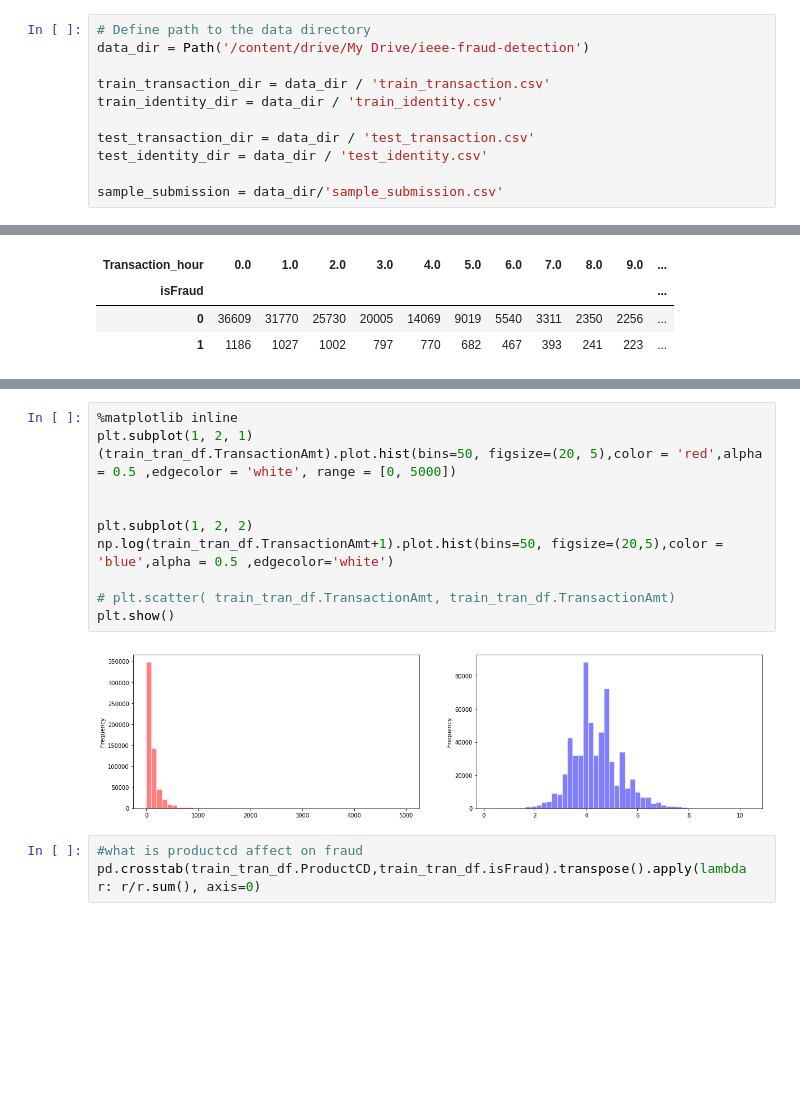
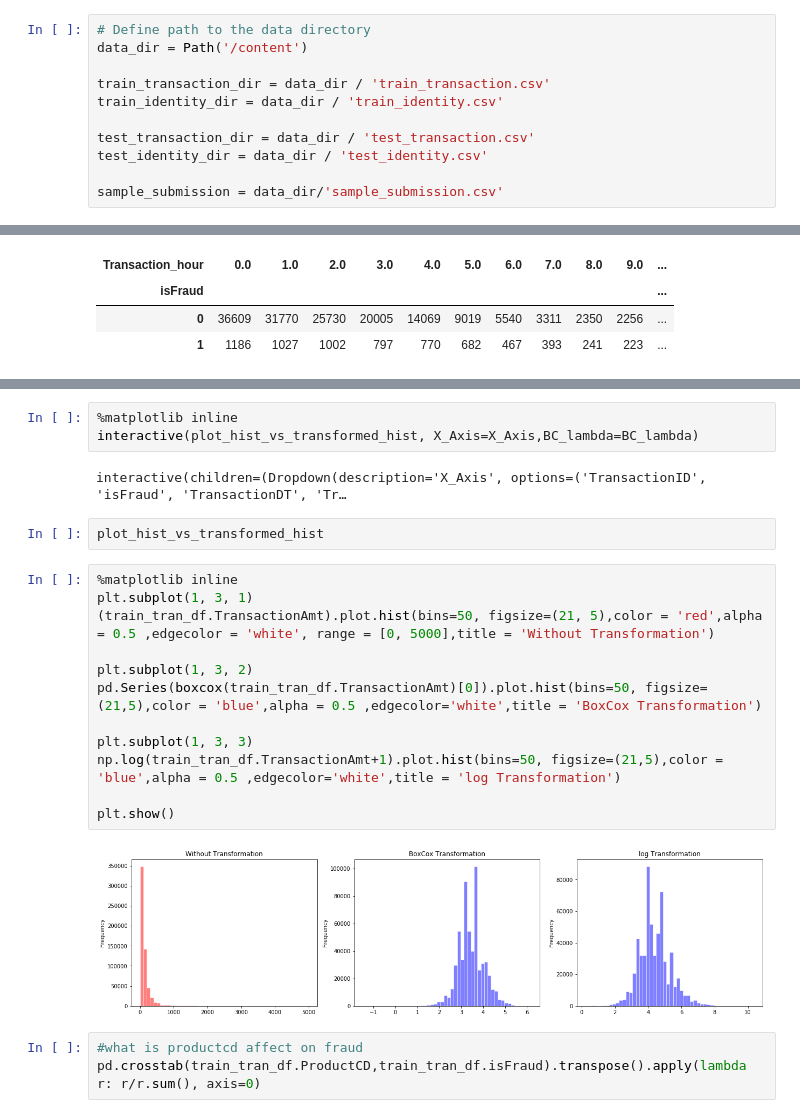
Before and after one commit to mxn170019/Ieee_Fraud-Detection-Kaggle-competition, a Jupyter notebook: ieeeFraud_Detection.ipynb, the cells around one changed output, grey strips where cells are left out. Drawn from its saved outputs; the diff is of its cells as text; blank space fills up the shorter version.

```diff
--- a/ieeeFraud_Detection.ipynb
+++ b/ieeeFraud_Detection.ipynb
@@ -63,6 +90,6 @@ pd.set_option('display.max_rows', 50000)
 # %%
 # Define path to the data directory
-data_dir = Path('/content/drive/My Drive/ieee-fraud-detection')
+data_dir = Path('/content')
 
 train_transaction_dir = data_dir / 'train_transaction.csv'
 train_identity_dir = data_dir / 'train_identity.csv'
@@ -161,16 +217,24 @@ plt.show()
+# %%
+%matplotlib inline
+interactive(plot_hist_vs_transformed_hist, X_Axis=X_Axis,BC_lambda=BC_lambda)
+# %% [output]
+interactive(children=(Dropdown(description='X_Axis', options=('TransactionID', 'isFraud', 'TransactionDT', 'Tr…
+# %%
+plot_hist_vs_transformed_hist
 # %%
 %matplotlib inline
-plt.subplot(1, 2, 1)
-(train_tran_df.TransactionAmt).plot.hist(bins=50, figsize=(20, 5),color = 'red',alpha = 0.5 ,edgecolor = 'white', range = [0, 5000])
+plt.subplot(1, 3, 1)
+(train_tran_df.TransactionAmt).plot.hist(bins=50, figsize=(21, 5),color = 'red',alpha = 0.5 ,edgecolor = 'white', range = [0, 5000],title = 'Without Transformation')
 
+plt.subplot(1, 3, 2)
+pd.Series(boxcox(train_tran_df.TransactionAmt)[0]).plot.hist(bins=50, figsize=(21,5),color = 'blue',alpha = 0.5 ,edgecolor='white',title = 'BoxCox Transformation')
 
-plt.subplot(1, 2, 2)
-np.log(train_tran_df.TransactionAmt+1).plot.hist(bins=50, figsize=(20,5),color = 'blue',alpha = 0.5 ,edgecolor='white')
+plt.subplot(1, 3, 3)
+np.log(train_tran_df.TransactionAmt+1).plot.hist(bins=50, figsize=(21,5),color = 'blue',alpha = 0.5 ,edgecolor='white',title = 'log Transformation')
 
-# plt.scatter( train_tran_df.TransactionAmt, train_tran_df.TransactionAmt)
 plt.show()
 # %% [output]
-[figure, old version]
+[figure, new version]
 # %%
 #what is productcd affect on fraud
 pd.crosstab(train_tran_df.ProductCD,train_tran_df.isFraud).transpose().apply(lambda r: r/r.sum(), axis=0)
```
Also changed, not shown: parts of 12 cells of this notebook.
